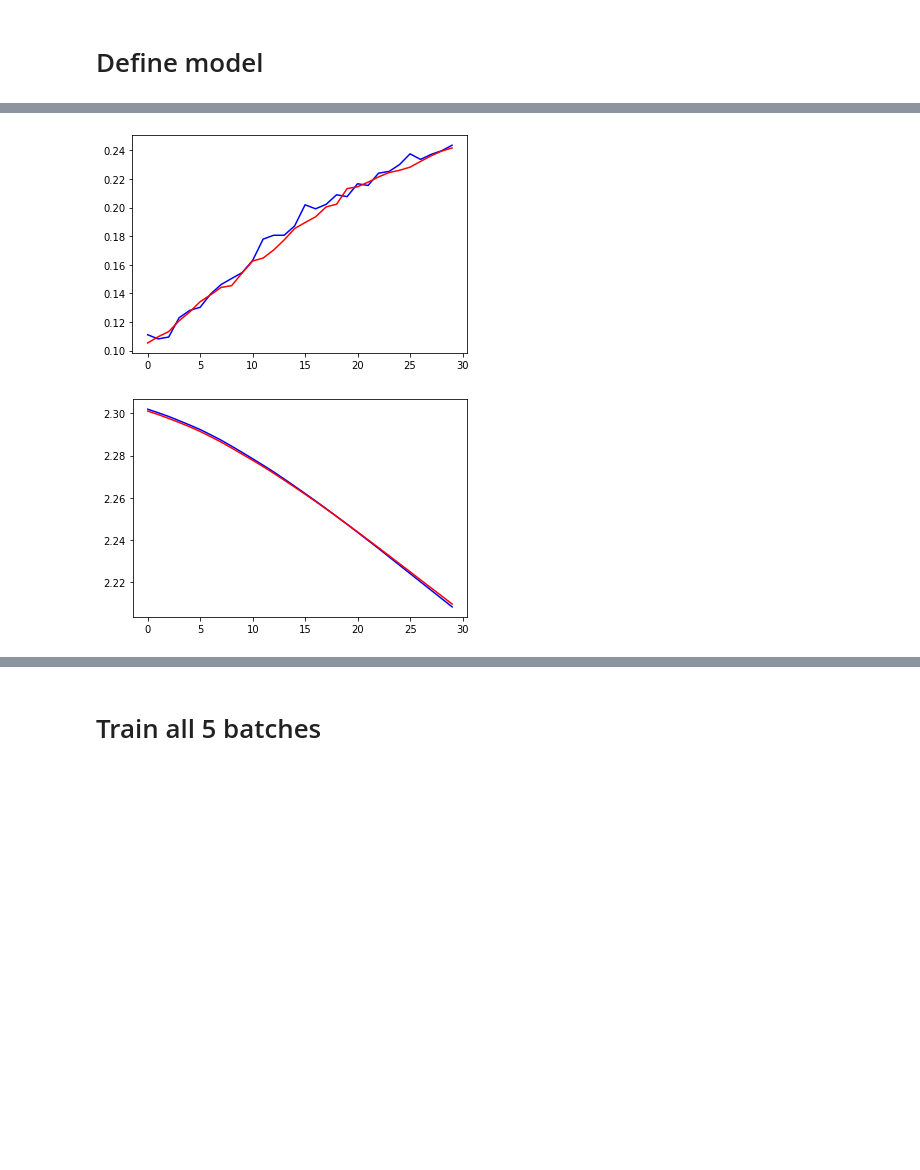
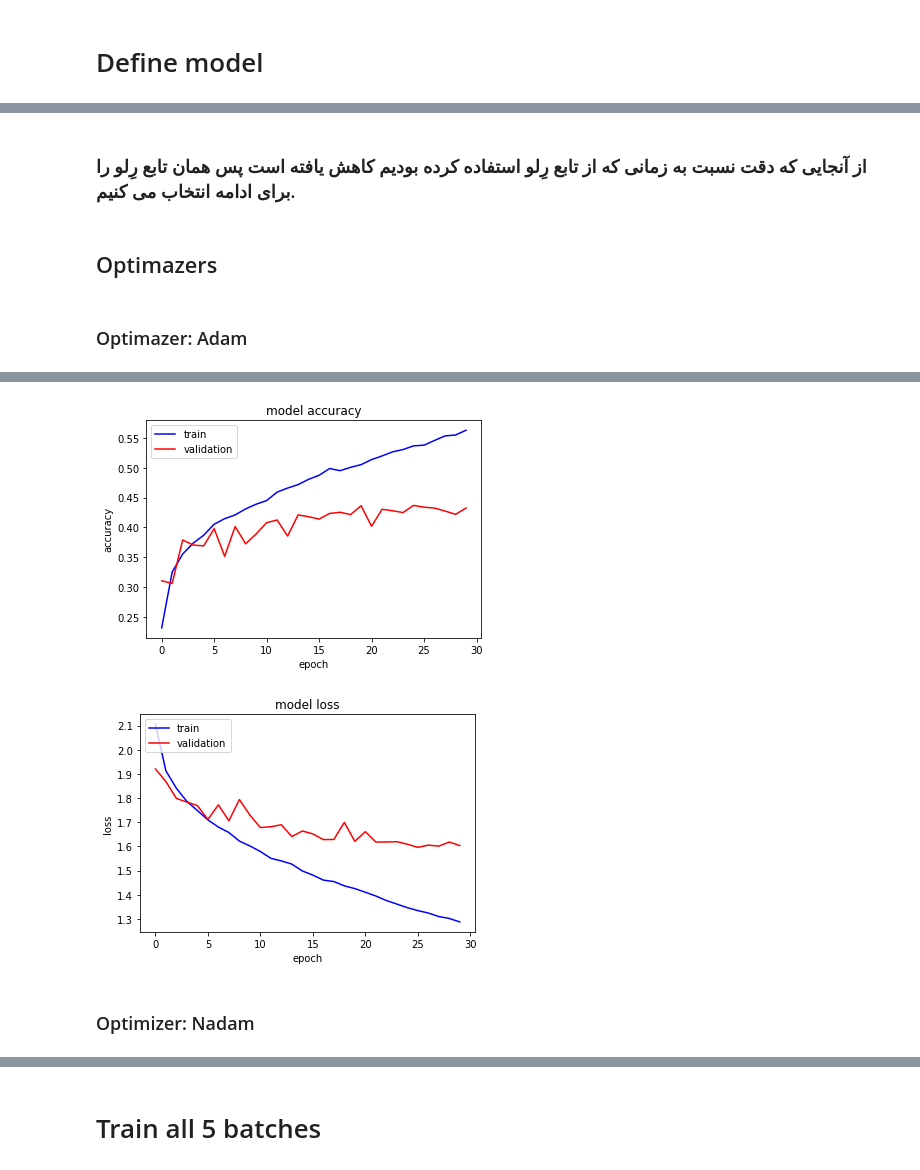
Before and after one commit to zahrasalarian/Artificial-Intelligence-in-Medicine-Projects, a Jupyter notebook: p2/main.ipynb, the cells around one changed output, grey strips where cells are left out. Drawn from its saved outputs; the diff is of its cells as text; code cells hidden in the pictures; blank space fills up the shorter version.

```diff
--- a/p2/main.ipynb
+++ b/p2/main.ipynb
@@ -67,6 +86,14 @@ hyperbatch_X.shape
 (10000, 3072)
 # %% [markdown]
 # Define model
+# %%
+# split training hyperpatameters batch for validation
+split = int(hyperbatch_X.shape[0] * 0.2)
+hyperbatch_X_val = hyperbatch_X[:split]
+hyperbatch_Y_val = hyperbatch_Y[:split]
+
+hyperbatch_X = hyperbatch_X[split:]
+hyperbatch_Y = hyperbatch_Y[split:]
 # %%
 def choose_hyperparams(nodes_number, activation):
   # define model
@@ -86,8 +114,16 @@ def draw_acc_loss_plt(history):
   # acc
   plt.plot(history.history['acc'], 'b-')
   plt.plot(history.history['val_acc'], 'r-')
+  plt.title('model accuracy')
+  plt.ylabel('accuracy')
+  plt.xlabel('epoch')
+  plt.legend(['train', 'validation'], loc='upper left')
   plt.show()
   # loss
   plt.plot(history.history['loss'], 'b-')
   plt.plot(history.history['val_loss'], 'r-')
+  plt.title('model loss')
+  plt.ylabel('loss')
+  plt.xlabel('epoch')
+  plt.legend(['train', 'validation'], loc='upper left')
   plt.show()
@@ -209,3 +181,9 @@ Epoch 30/30
+# %% [markdown]
+### از آنجایی که دقت نسبت به زمانی که از تابع رِلو استفاده کرده بودیم کاهش یافته است پس همان تابع رِلو را برای ادامه انتخاب می کنیم.
+# %% [markdown]
+## Optimazers
+# %% [markdown]
+### Optimazer: Adam
 # %%
 nodes_number = 200
 # define model
@@ -215,7 +193,9 @@ model.add(Dense(nodes_number, activation='relu', kernel_initializer='he_uniform'
 model.add(Flatten())
 model.add(Dense(10, activation='softmax'))
 # compile and fit
-model.compile(optimizer=Adam(learning_rate=0.00001), loss='categorical_crossentropy', metrics=['acc'])
-history = model.fit(hyperbatch_X, hyperbatch_Y, batch_size=32, epochs=30, validation_data=(test_X, test_Y))
+model.compile(optimizer=Adam(learning_rate=0.0001), loss='categorical_crossentropy', metrics=['acc'])
+history = model.fit(hyperbatch_X, hyperbatch_Y, batch_size=32, epochs=30, validation_data=(hyperbatch_X_val, hyperbatch_Y_val), verbose=0)
+# print accuracy and loss
+print('loss: {}, accuracy: {}, val_loss: {}, val_accuracy: {}\n'.format(history.history['loss'][-1], history.history['acc'][-1], history.history['val_loss'][-1], history.history['val_acc'][-1]))
 draw_acc_loss_plt(history)
 # %% [output]
@@ -239,5 +203,7 @@ Epoch 30/30
-[figure, old version]
+[figure, new version]
-[figure, old version]
+[figure, new version]
+# %% [markdown]
+### Optimizer: Nadam
 # %%
 nodes_number = 200
 # define model
```
Also changed, not shown: parts of 51 cells of this notebook.
